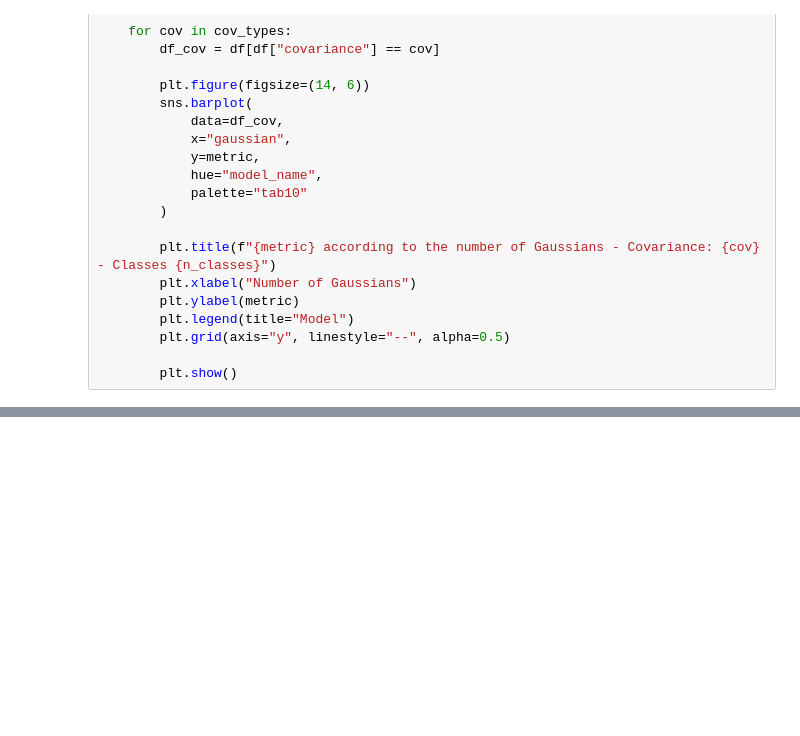
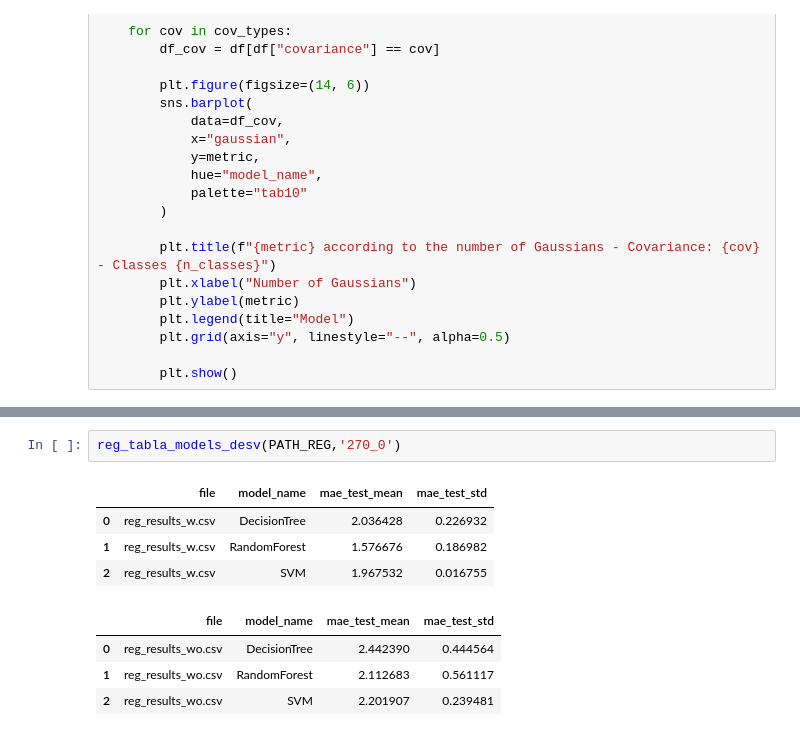
Before and after one commit to Semillero-SOFA/ici-estimation-gmm-extended, a Jupyter notebook: Results/plot_results.ipynb, the cells around one changed output, grey strips where cells are left out. Cells and saved outputs as stored; diff of their text form; blank space fills up the shorter version.

```diff
--- a/Results/plot_results.ipynb
+++ b/Results/plot_results.ipynb
@@ -80,0 +234,11 @@ plot_results_classification(df, "acc_test")
+# %%
+reg_tabla_models_desv(PATH_REG,'270_0')
+# %% [output]
+|  | file | model_name | mae_test_mean | mae_test_std |
+| 0 | reg_results_w.csv | DecisionTree | 2.036428 | 0.226932 |
+| 1 | reg_results_w.csv | RandomForest | 1.576676 | 0.186982 |
+| 2 | reg_results_w.csv | SVM | 1.967532 | 0.016755 |
+|  | file | model_name | mae_test_mean | mae_test_std |
+| 0 | reg_results_wo.csv | DecisionTree | 2.442390 | 0.444564 |
+| 1 | reg_results_wo.csv | RandomForest | 2.112683 | 0.561117 |
+| 2 | reg_results_wo.csv | SVM | 2.201907 | 0.239481 |
```
Also changed, not shown: parts of 32 cells of this notebook, 4 other files.
